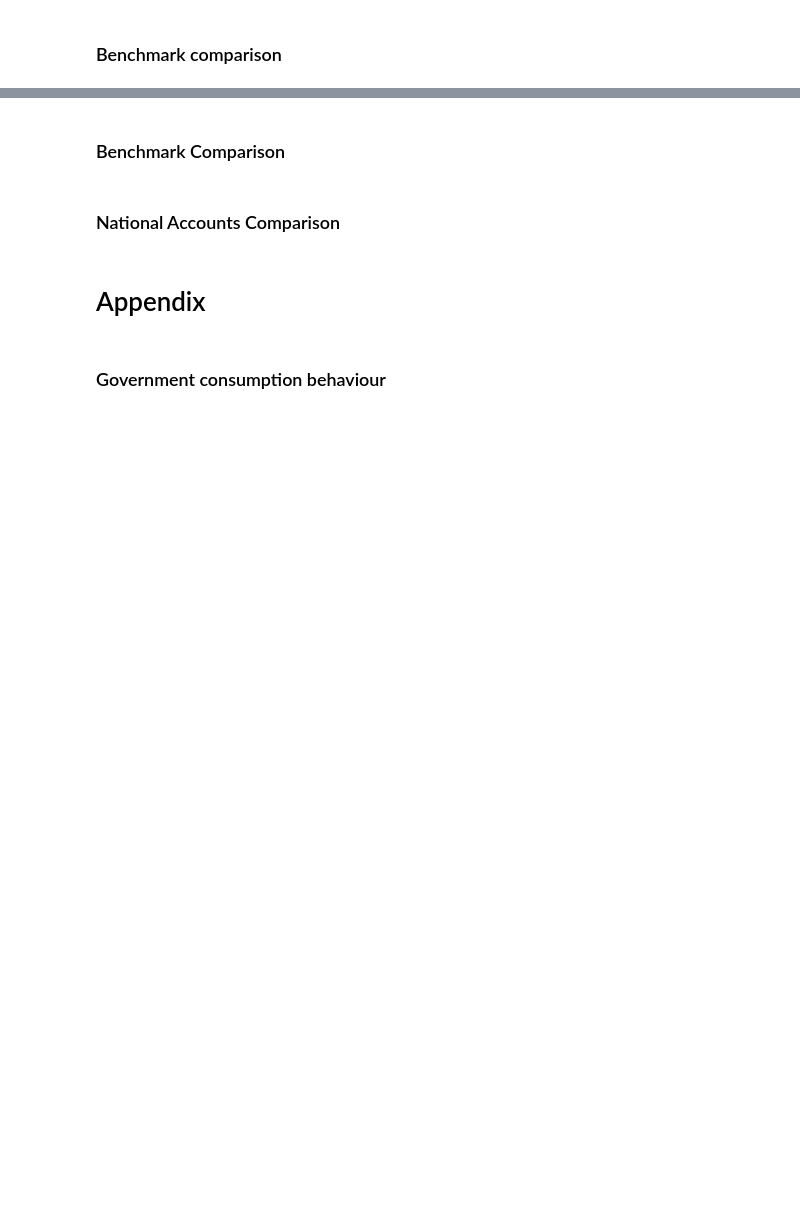
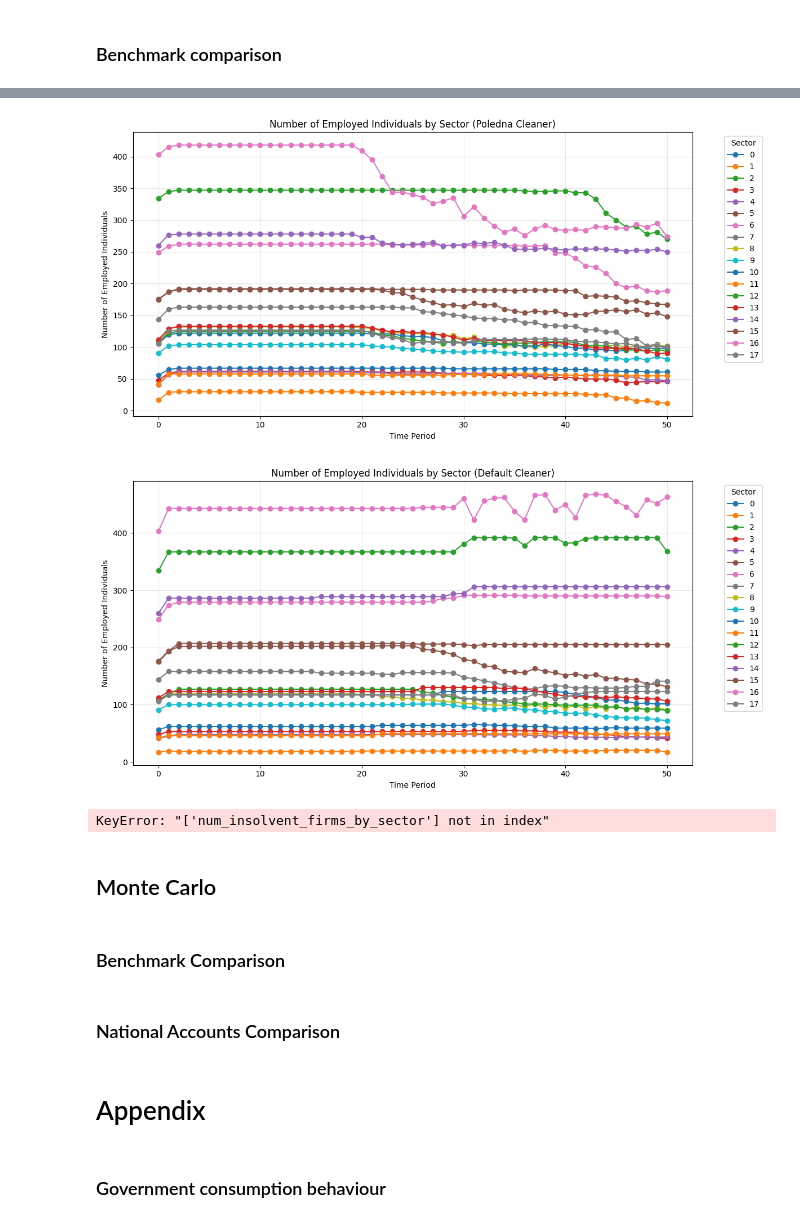
Before and after one commit to INET-Complexity/INET-consumption, a Jupyter notebook: run_model/run_model.ipynb, the cells around one changed output, grey strips where cells are left out. Saved outputs shown, nothing was run; the diff lists cells and outputs as text; code cells hidden in the pictures; blank space fills up the shorter version.

```diff
--- a/run_model/run_model.ipynb
+++ b/run_model/run_model.ipynb
@@ -415,0 +501,23 @@ df_benchmark['gov_cons_real'].plot()
+# %%
+df_employment = pd.DataFrame(benchmark_model.countries['FRA'].labour_market.ts.num_employed_individuals_by_sector)
+df_employment.plot(figsize=(12, 6), marker='o')
+plt.title('Number of Employed Individuals by Sector (Poledna Cleaner)')
+plt.xlabel('Time Period')
+plt.ylabel('Number of Employed Individuals')
+plt.legend(title='Sector', bbox_to_anchor=(1.05, 1), loc='upper left')
+plt.grid(True, alpha=0.3)
+plt.tight_layout()
+plt.show()
+
+df_employment = pd.DataFrame(model.countries['FRA'].labour_market.ts.num_employed_individuals_by_sector)
+df_employment.plot(figsize=(12, 6), marker='o')
+plt.title('Number of Employed Individuals by Sector (Default Cleaner)')
+plt.xlabel('Time Period')
+plt.ylabel('Number of Employed Individuals')
+plt.legend(title='Sector', bbox_to_anchor=(1.05, 1), loc='upper left')
+plt.grid(True, alpha=0.3)
+plt.tight_layout()
+plt.show()
+# %% [output]
+[figure, added]
+[figure, added]
@@ -416,16 +564,12 @@ df_benchmark['gov_cons_real'].plot()
 # %%
-policy_cols = [
-    'unemployment rate', 'cpi yoy inflation', 'policy_rate', 'gdp', 'gdp growth', 'output_gap',
-    ]
-
-
 plot_output(
-    df=df_base[policy_cols],
-    df_compare=df_benchmark[policy_cols],
-    no_rows=4,
+    df=df_benchmark[insolvency_cols],
+    no_rows=2,
     no_cols=3,
     country_code=cfg.country_iso3,
     line_color="#1f77b4",
     base_height=200,
     base_width=400,
 )
+# %% [output]
+KeyError: "['num_insolvent_firms_by_sector'] not in index"
@@ -434,3 +582,5 @@ model.countries['FRA'].central_bank.states
+# %% [markdown]
+## Monte Carlo
 # %%
 # Load country configuration
 with open(f"{cfg.config_dir}/country_config_FRA.yaml", "r") as f:
```
Also changed, not shown: parts of 11 cells of this notebook.
